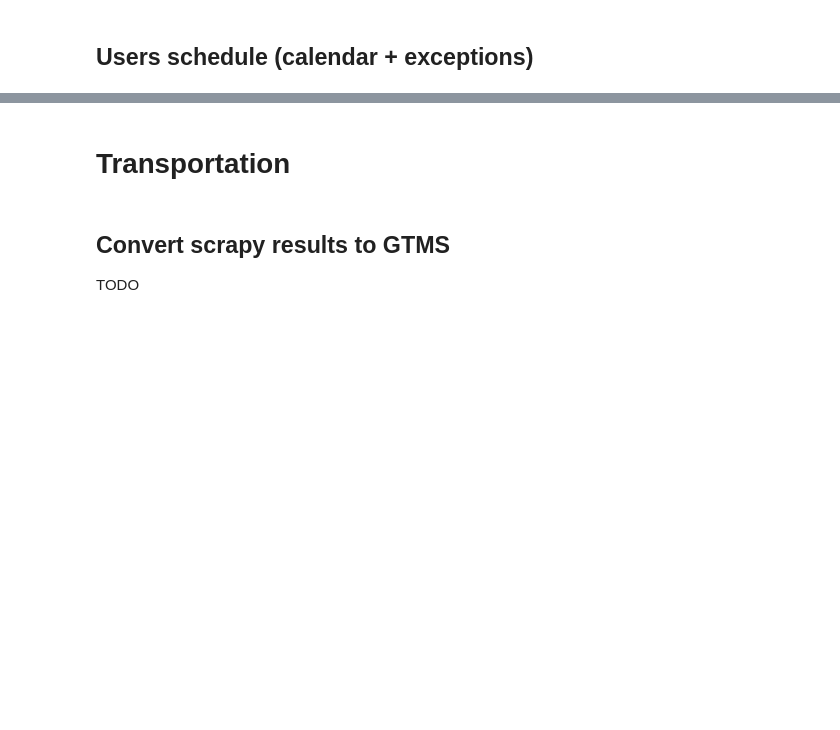
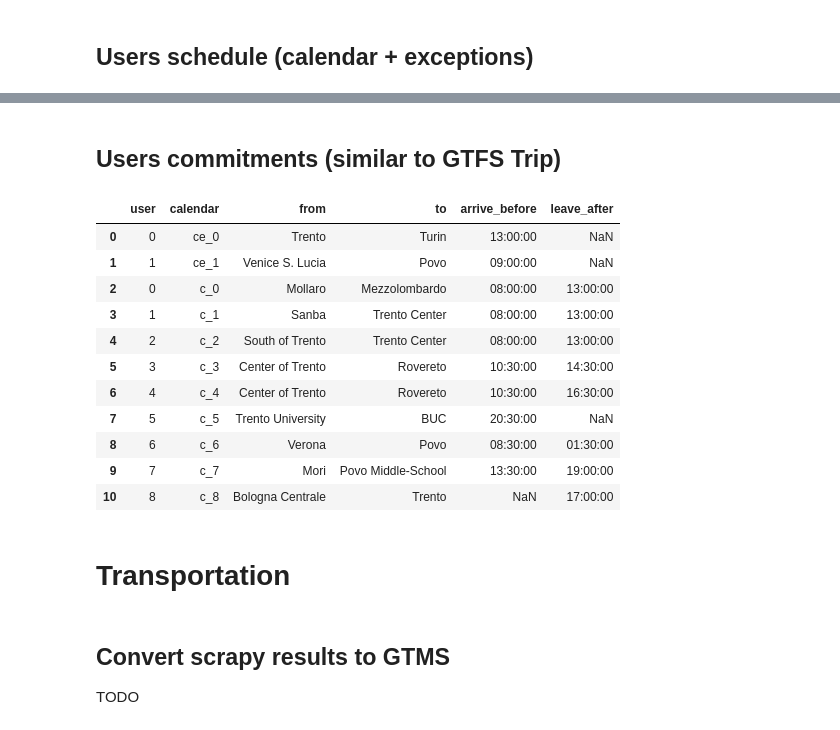
Before and after one commit to ThomasPasquali/Transportation-Education-Facilities, a Jupyter notebook: Phase 2 - Information Gathering/Code Libraries/parser.ipynb, the cells around one changed output, grey strips where cells are left out. Cells and saved outputs as stored; diff of their text form; code cells hidden in the pictures; blank space fills up the shorter version.

```diff
--- a/Phase 2 - Information Gathering/Code Libraries/parser.ipynb
+++ b/Phase 2 - Information Gathering/Code Libraries/parser.ipynb
@@ -72,3 +109,36 @@ users_schedule_exceptions
+# %% [markdown]
+## Users commitments (similar to GTFS Trip)
+# %%
+c_users = users.merge(users_schedule, left_on='name', right_on='user_name', how='inner').index.to_list()
+c_calendar = list(map(lambda x: 'c_' + str(x), users_schedule.index.to_list()))
+
+ce_users = users.merge(users_schedule_exceptions, left_on='name', right_on='user_name', how='inner').index.to_list()
+ce_calendar = list(map(lambda x: 'ce_' + str(x), users_schedule_exceptions.index.to_list()))
+
+users_commitments = pd.DataFrame({
+  'user': ce_users + c_users,
+  'calendar': ce_calendar + c_calendar,
+  'from': users_schedule_exceptions['from'].tolist() + users_schedule['from'].tolist(),
+  'to': users_schedule_exceptions['to'].tolist() + users_schedule['to'].tolist(),
+  'arrive_before': users_schedule_exceptions['arrive_before'].tolist() + users_schedule['arrive_before'].tolist(),
+  'leave_after': users_schedule_exceptions['leave_after'].tolist() + users_schedule['leave_after'].tolist()
+})
+users_commitments['arrive_before'] = pd.to_datetime(users_commitments['arrive_before'], format='%I:%M:%S %p').dt.strftime('%H:%M:%S')
+users_commitments['leave_after'] = pd.to_datetime(users_commitments['leave_after'], format='%I:%M:%S %p').dt.strftime('%H:%M:%S')
+users_commitments
+# %% [output]
+|  | user | calendar | from | to | arrive_before | leave_after |
+| 0 | 0 | ce_0 | Trento | Turin | 13:00:00 | NaN |
+| 1 | 1 | ce_1 | Venice S. Lucia | Povo | 09:00:00 | NaN |
+| 2 | 0 | c_0 | Mollaro | Mezzolombardo | 08:00:00 | 13:00:00 |
+| 3 | 1 | c_1 | Sanba | Trento Center | 08:00:00 | 13:00:00 |
+| 4 | 2 | c_2 | South of Trento | Trento Center | 08:00:00 | 13:00:00 |
+| 5 | 3 | c_3 | Center of Trento | Rovereto | 10:30:00 | 14:30:00 |
+| 6 | 4 | c_4 | Center of Trento | Rovereto | 10:30:00 | 16:30:00 |
+| 7 | 5 | c_5 | Trento University | BUC | 20:30:00 | NaN |
+| 8 | 6 | c_6 | Verona | Povo | 08:30:00 | 01:30:00 |
+| 9 | 7 | c_7 | Mori | Povo Middle-School | 13:30:00 | 19:00:00 |
+| 10 | 8 | c_8 | Bologna Centrale | Trento | NaN | 17:00:00 |
 # %% [markdown]
 # Transportation
 # %% [markdown]
```
Also changed, not shown: parts of 7 cells of this notebook, 3 other files.
